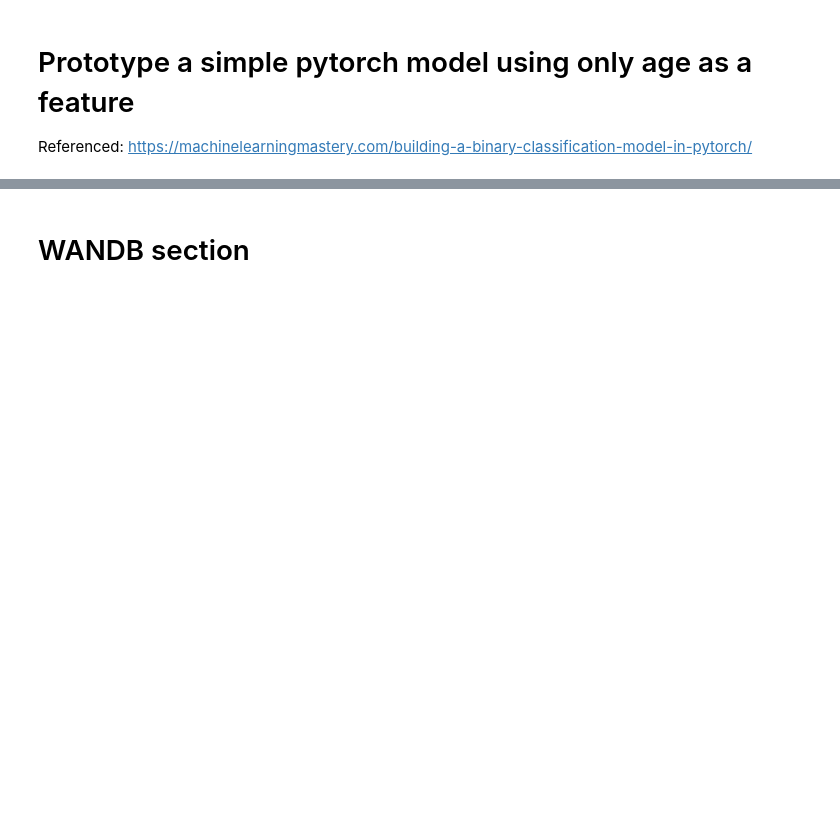
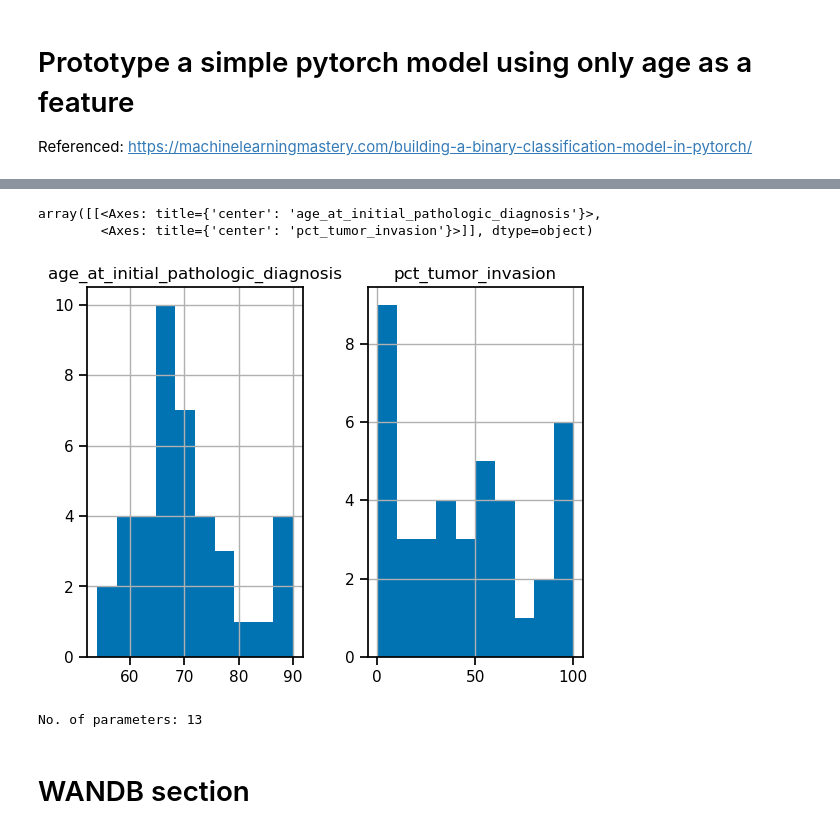
Before and after one commit to benslack19/wandb-explore, a Jupyter notebook: project/tcgna.ipynb, the cells around one changed output, grey strips where cells are left out. Cells and saved outputs as stored; diff of their text form; code cells hidden in the pictures; blank space fills up the shorter version.

Commit message:
feat: init pytorch model

```diff
--- a/project/tcgna.ipynb
+++ b/project/tcgna.ipynb
@@ -101,6 +102,8 @@ targets_to_keep = [
 
 df_clinical_filtered = (
     df_clinical.query("primary_therapy_outcome_success in @targets_to_keep")
+    .query("pct_tumor_invasion != '[Not Available]'")
+    .astype({"pct_tumor_invasion": float})
     .set_index("bcr_patient_barcode")
     .copy()
 )
@@ -179 +198,10 @@ Referenced: https://machinelearningmastery.com/building-a-binary-classification-
+# %%
+# check for normality
+df_clinical_filtered[
+    ["age_at_initial_pathologic_diagnosis", "pct_tumor_invasion"]
+].hist()
+# %% [output]
+array([[<Axes: title={'center': 'age_at_initial_pathologic_diagnosis'}>,
+        <Axes: title={'center': 'pct_tumor_invasion'}>]], dtype=object)
+[figure, added]
 # %%
@@ -182,3 +229,10 @@ Referenced: https://machinelearningmastery.com/building-a-binary-classification-
+# %%
+model_nn = SimpleNN()
+print(
+    f"No. of parameters: {sum([x.reshape(-1).shape[0] for x in model_nn.parameters()])}"
+)
+# %% [output]
+No. of parameters: 13
 # %% [markdown]
 # WANDB section
 # %%
```
Also changed, not shown: parts of 12 cells of this notebook, 1 other file.
